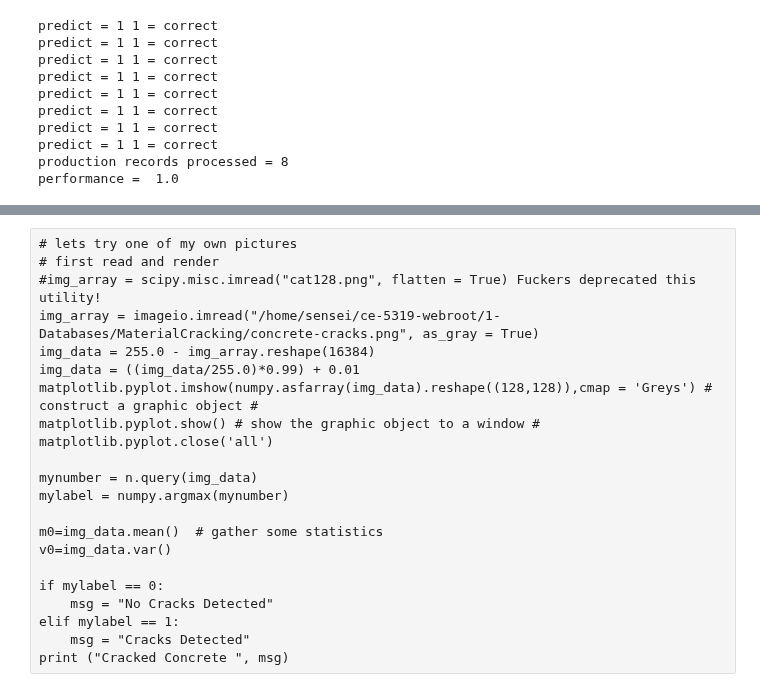
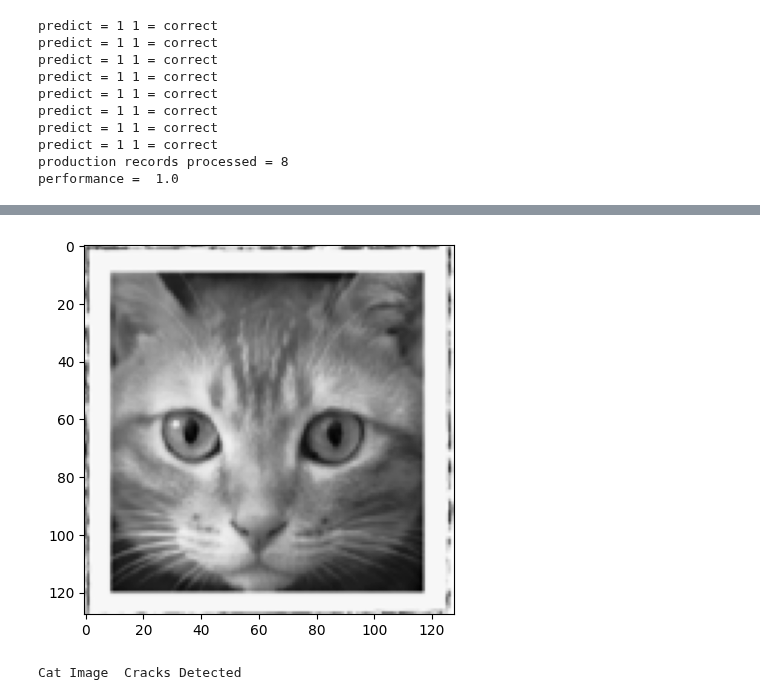
Before and after one commit to dustykat/ce-5319-webroot, a Jupyter notebook: MLBE4CE/_build/jupyter_execute/chapters/14-neuralnetworks/materialANN.ipynb, the cells around one changed output, grey strips where cells are left out. Drawn from its saved outputs; the diff is of its cells as text; code cells hidden in the pictures.

```diff
--- a/MLBE4CE/_build/jupyter_execute/chapters/14-neuralnetworks/materialANN.ipynb
+++ b/MLBE4CE/_build/jupyter_execute/chapters/14-neuralnetworks/materialANN.ipynb
@@ -625,22 +582,25 @@ print ("Waterfall Image ", msg)
-# %% [raw]
-# lets try one of my own pictures
-# first read and render
-#img_array = scipy.misc.imread("cat128.png", flatten = True) Fuckers deprecated this utility!
-img_array = imageio.imread("/home/sensei/ce-5319-webroot/1-Databases/MaterialCracking/concrete-cracks.png", as_gray = True)
-img_data = 255.0 - img_array.reshape(16384)
-img_data = ((img_data/255.0)*0.99) + 0.01
-matplotlib.pyplot.imshow(numpy.asfarray(img_data).reshape((128,128)),cmap = 'Greys') # construct a graphic object #
-matplotlib.pyplot.show() # show the graphic object to a window #
-matplotlib.pyplot.close('all')
-
-mynumber = n.query(img_data)
-mylabel = numpy.argmax(mynumber)
-
-m0=img_data.mean()  # gather some statistics
-v0=img_data.var()
-
-if mylabel == 0:
-    msg = "No Cracks Detected"
-elif mylabel == 1:
-    msg = "Cracks Detected"
-print ("Cracked Concrete ", msg)
+# %%
+# lets try one of my own pictures
+# first read and render
+#img_array = scipy.misc.imread("cat128.png", flatten = True) Fuckers deprecated this utility!
+img_array = imageio.imread("/home/sensei/ce-5319-webroot/MLBE4CE/chapters/14-neuralnetworks/cat128.png", mode='F')
+img_data = 255.0 - img_array.reshape(16384)
+img_data = ((img_data/255.0)*0.99) + 0.01
+matplotlib.pyplot.imshow(numpy.asarray(img_data,dtype=float).reshape((128,128)),cmap = 'Greys') # construct a graphic object #
+matplotlib.pyplot.show() # show the graphic object to a window #
+matplotlib.pyplot.close('all')
+
+mynumber = n.query(img_data)
+mylabel = numpy.argmax(mynumber)
+
+m0=img_data.mean()  # gather some statistics
+v0=img_data.var()
+
+if mylabel == 0:
+    msg = "No Cracks Detected"
+elif mylabel == 1:
+    msg = "Cracks Detected"
+print ("Cat Image ", msg)
+# %% [output]
+[figure, added]
+Cat Image  Cracks Detected
```
Also changed, not shown: parts of 6 cells of this notebook, 14 other files.
